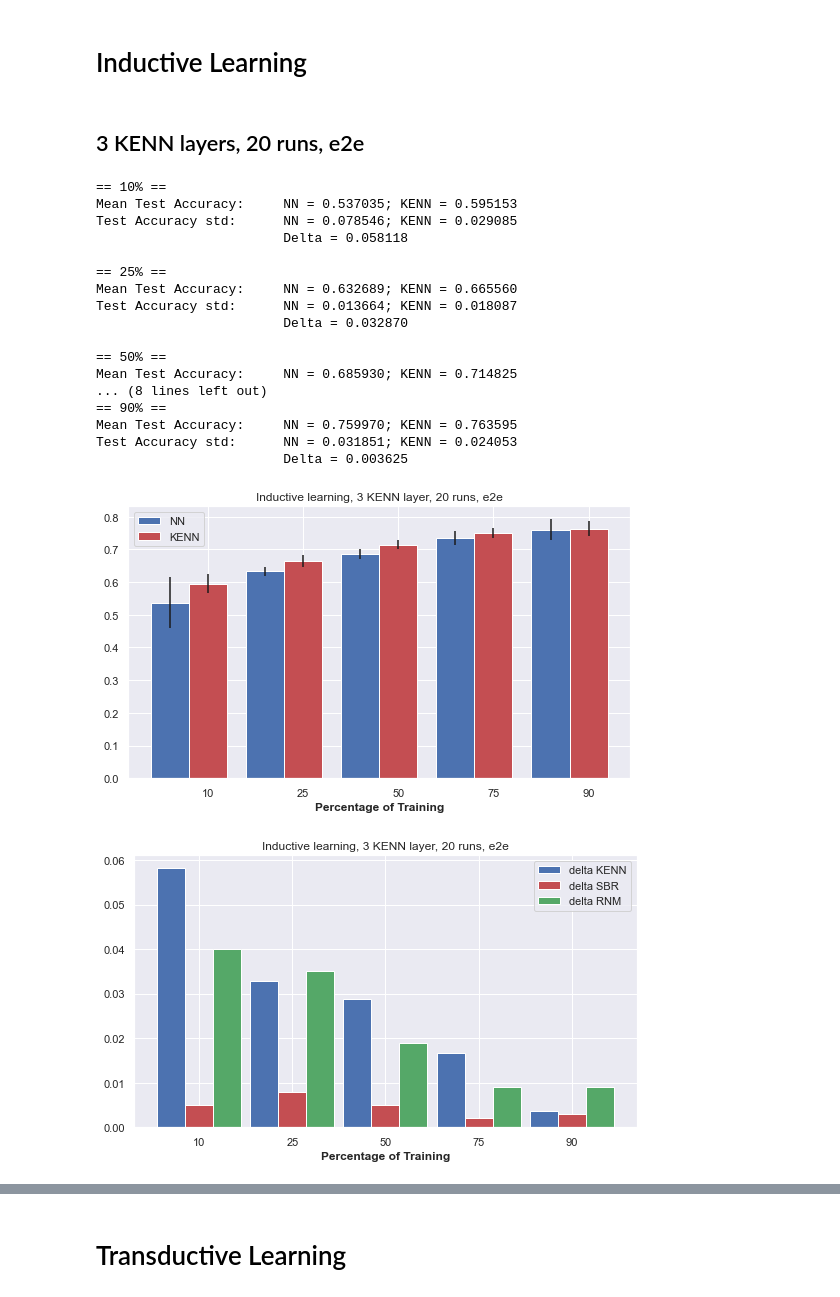
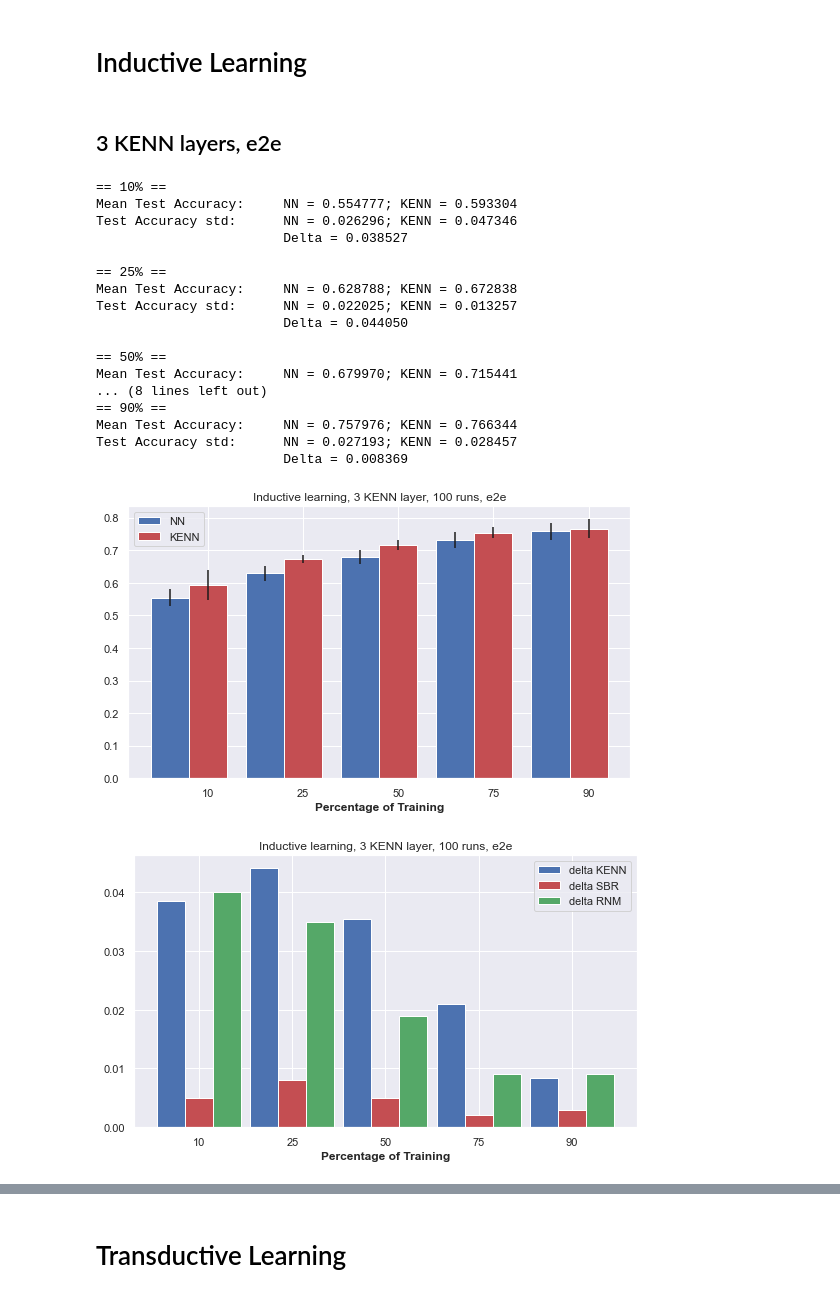
Before and after one commit to rmazzier/KENN-Citeseer-Experiments, a Jupyter notebook: final_results.ipynb, the cells around one changed output, grey strips where cells are left out. Drawn from its saved outputs; the diff is of its cells as text; code cells hidden in the pictures.

```diff
--- a/final_results.ipynb
+++ b/final_results.ipynb
@@ -10,8 +10,8 @@ import pickle
 # %% [markdown]
 # Inductive Learning
 # %% [markdown]
-## 3 KENN layers, 20 runs, e2e
+## 3 KENN layers, e2e
 # %%
-with open('results/e2e/results_inductive(3layers)_20runs','rb') as input:
-    history_20runs_inductive_3l = pickle.load(input)
+with open('results/e2e/results_inductive(3layers)_100runs','rb') as input:
+    history_100runs_inductive_3l = pickle.load(input)
 # %%
@@ -20,27 +20,27 @@ with open('results/e2e/results_inductive(3layers)_20runs','rb') as input:
 # plot_accuracies(history_20runs_inductive_3l)
 # %%
 print_and_plot_results(
-    history_20runs_inductive_3l,
-    plot_title="Inductive learning, 3 KENN layer, 20 runs, e2e",
+    history_100runs_inductive_3l,
+    plot_title="Inductive learning, 3 KENN layer, 100 runs, e2e",
     other_deltas='i')
 # %% [output]
 == 10% ==
-Mean Test Accuracy:     NN = 0.537035; KENN = 0.595153
-Test Accuracy std:      NN = 0.078546; KENN = 0.029085
-                        Delta = 0.058118
+Mean Test Accuracy:     NN = 0.554777; KENN = 0.593304
+Test Accuracy std:      NN = 0.026296; KENN = 0.047346
+                        Delta = 0.038527
 
 == 25% ==
-Mean Test Accuracy:     NN = 0.632689; KENN = 0.665560
-Test Accuracy std:      NN = 0.013664; KENN = 0.018087
-                        Delta = 0.032870
+Mean Test Accuracy:     NN = 0.628788; KENN = 0.672838
+Test Accuracy std:      NN = 0.022025; KENN = 0.013257
+                        Delta = 0.044050
 
 == 50% ==
-Mean Test Accuracy:     NN = 0.685930; KENN = 0.714825
+Mean Test Accuracy:     NN = 0.679970; KENN = 0.715441
 ... (8 lines left out)
 == 90% ==
-Mean Test Accuracy:     NN = 0.759970; KENN = 0.763595
-Test Accuracy std:      NN = 0.031851; KENN = 0.024053
-                        Delta = 0.003625
+Mean Test Accuracy:     NN = 0.757976; KENN = 0.766344
+Test Accuracy std:      NN = 0.027193; KENN = 0.028457
+                        Delta = 0.008369
-[figure, old version]
+[figure, new version]
-[figure, old version]
+[figure, new version]
 # %% [markdown]
```
Also changed, not shown: parts of 10 cells of this notebook, 15 other files.
